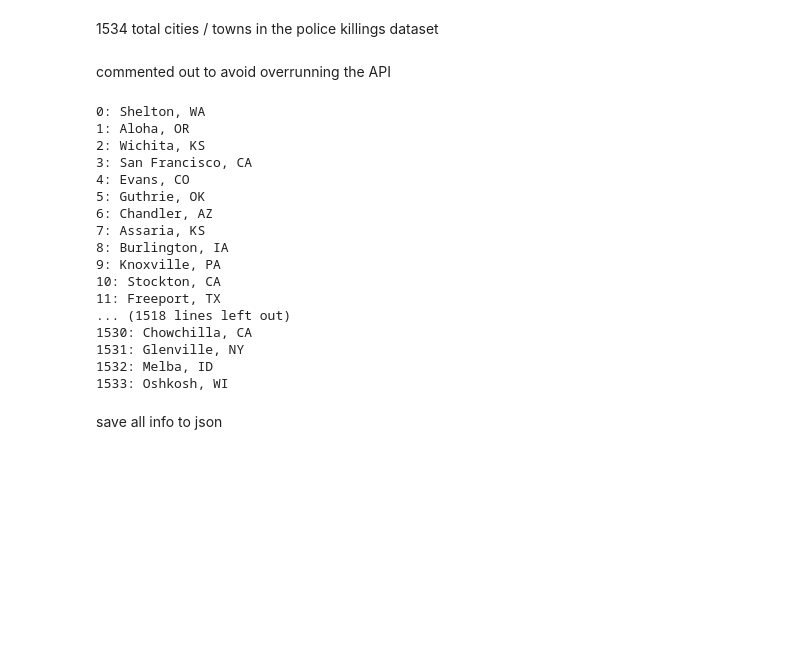
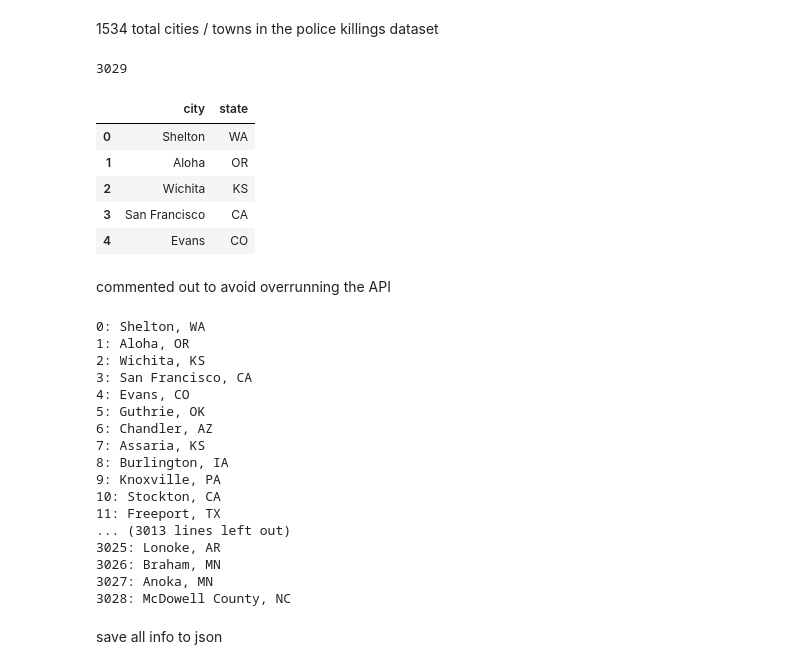
Before and after one commit to isaacNorthwestern/quantum_hackathon, a Jupyter notebook: notebooks/city-to-county.ipynb, the cells around one changed output. Drawn from its saved outputs; the diff is of its cells as text; code cells hidden in the pictures; blank space fills up the shorter version.

Commit message:
updated city-to-county bridge with 3k cities, added wapo dataset

```diff
--- a/notebooks/city-to-county.ipynb
+++ b/notebooks/city-to-county.ipynb
@@ -12,28 +12,38 @@ google_maps = googlemaps.Client(key=TOKEN)
 # %% [markdown]
 1534 total cities / towns in the police killings dataset
 # %%
-cities = pd.read_csv('../data/PoliceKillingsUS.csv', engine='python')
+cities = pd.read_csv('../data/fatal-police-shootings-data-COMPLETE.csv', engine='python')
 cities = cities[['city', 'state']]
-cities = cities.drop_duplicates().reset_index() # keep only unique locations
+cities = cities.drop_duplicates().reset_index(drop=True) # keep only unique locations
+print(len(cities))
+cities.head()
+# %% [output]
+3029
+|  | city | state |
+| 0 | Shelton | WA |
+| 1 | Aloha | OR |
+| 2 | Wichita | KS |
+| 3 | San Francisco | CA |
+| 4 | Evans | CO |
 # %% [markdown]
 commented out to avoid overrunning the API
 # %%
-# location_list = []
-# city_list = []
-# state_list = []
+location_list = []
+city_list = []
+state_list = []
 
-# for data in cities.iterrows():
-#     city = data[1]['city']
-#     state = data[1]['state']
-#     query = f"{city}, {state}"
-#     try:
-#         print(f"{data[0]}: {query}")
-#         location = google_maps.geocode(query)
-#         location_list.append(location)
-#         city_list.append(city)
-#         state_list.append(state)
-#     except:
-#         print(f"{query} NOT FOUND")
+for data in cities.iterrows():
+    city = data[1]['city']
+    state = data[1]['state']
+    query = f"{city}, {state}"
+    try:
+        print(f"{data[0]}: {query}")
+        location = google_maps.geocode(query)
+        location_list.append(location)
+        city_list.append(city)
+        state_list.append(state)
+    except:
+        print(f"{query} NOT FOUND")
 # %% [output]
 0: Shelton, WA
 1: Aloha, OR
@@ -47,11 +57,11 @@ commented out to avoid overrunning the API
 9: Knoxville, PA
 10: Stockton, CA
 11: Freeport, TX
-... (1518 lines left out)
-1530: Chowchilla, CA
-1531: Glenville, NY
-1532: Melba, ID
-1533: Oshkosh, WI
+... (3013 lines left out)
+3025: Lonoke, AR
+3026: Braham, MN
+3027: Anoka, MN
+3028: McDowell County, NC
 # %% [markdown]
 save all info to json
 # %%
```
Also changed, not shown: parts of 3 cells of this notebook, 3 other files.
